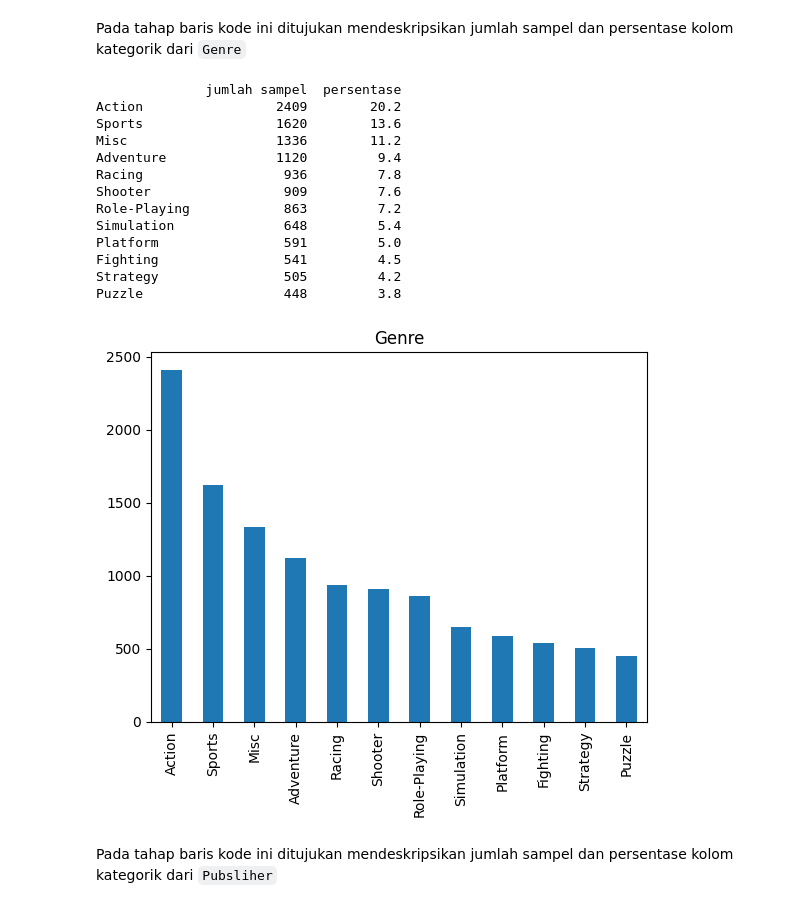
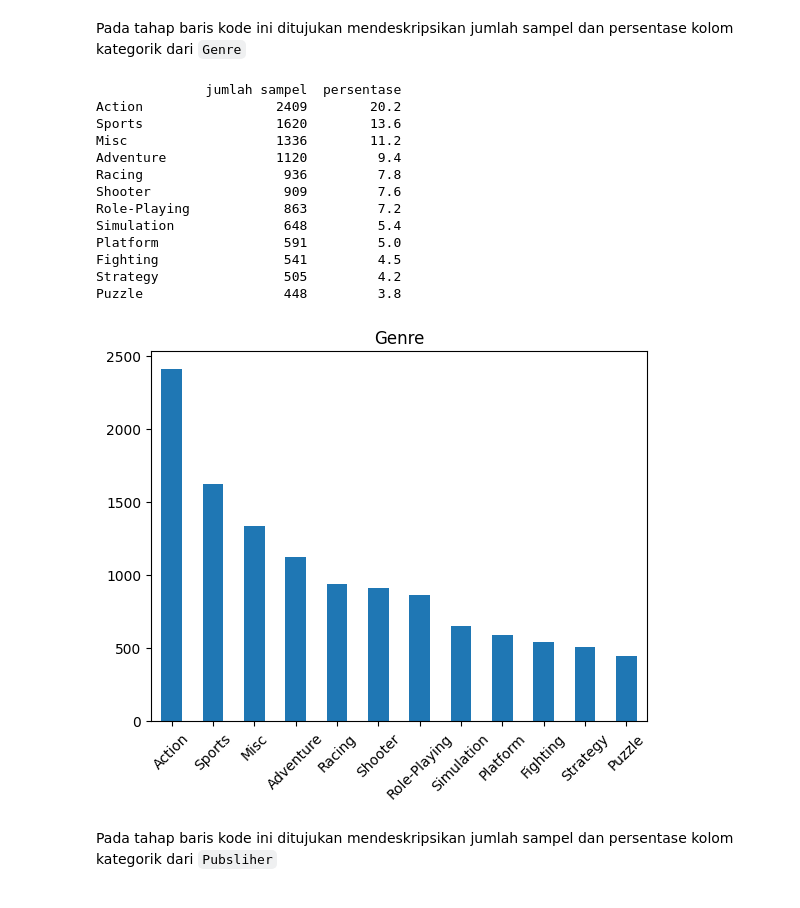
Before and after one commit to ozaenzenzen/fam_python_predictive_analytics_test2, a Jupyter notebook: test_fam_predictive_analytics_dcd_(version_2_video_game_sales).ipynb, the cells around one changed output. Saved outputs shown, nothing was run; the diff lists cells and outputs as text; code cells hidden in the pictures.

```diff
--- a/test_fam_predictive_analytics_dcd_(version_2_video_game_sales).ipynb
+++ b/test_fam_predictive_analytics_dcd_(version_2_video_game_sales).ipynb
@@ -256,26 +255,26 @@ Pada tahap baris kode ini ditujukan mendeskripsikan jumlah sampel dan persentase
 # %%
 #feature Genre
 feature = categorical_features[1]
 count = dataset[feature].value_counts()
 percent = 100*dataset[feature].value_counts(normalize=True)
 df = pd.DataFrame({'jumlah sampel':count, 'persentase':percent.round(1)})
 print(df)
-count.plot(kind='bar', title=feature);
+count.plot(kind='bar', title=feature, rot=45);
 # %% [output]
               jumlah sampel  persentase
 Action                 2409        20.2
 Sports                 1620        13.6
 Misc                   1336        11.2
 Adventure              1120         9.4
 Racing                  936         7.8
 Shooter                 909         7.6
 Role-Playing            863         7.2
 Simulation              648         5.4
 Platform                591         5.0
 Fighting                541         4.5
 Strategy                505         4.2
 Puzzle                  448         3.8
-[figure, old version]
+[figure, new version]
 # %% [markdown]
 Pada tahap baris kode ini ditujukan mendeskripsikan jumlah sampel dan persentase kolom kategorik dari `Pubsliher`
 # %%
```
Also changed, not shown: parts of 6 cells of this notebook.
